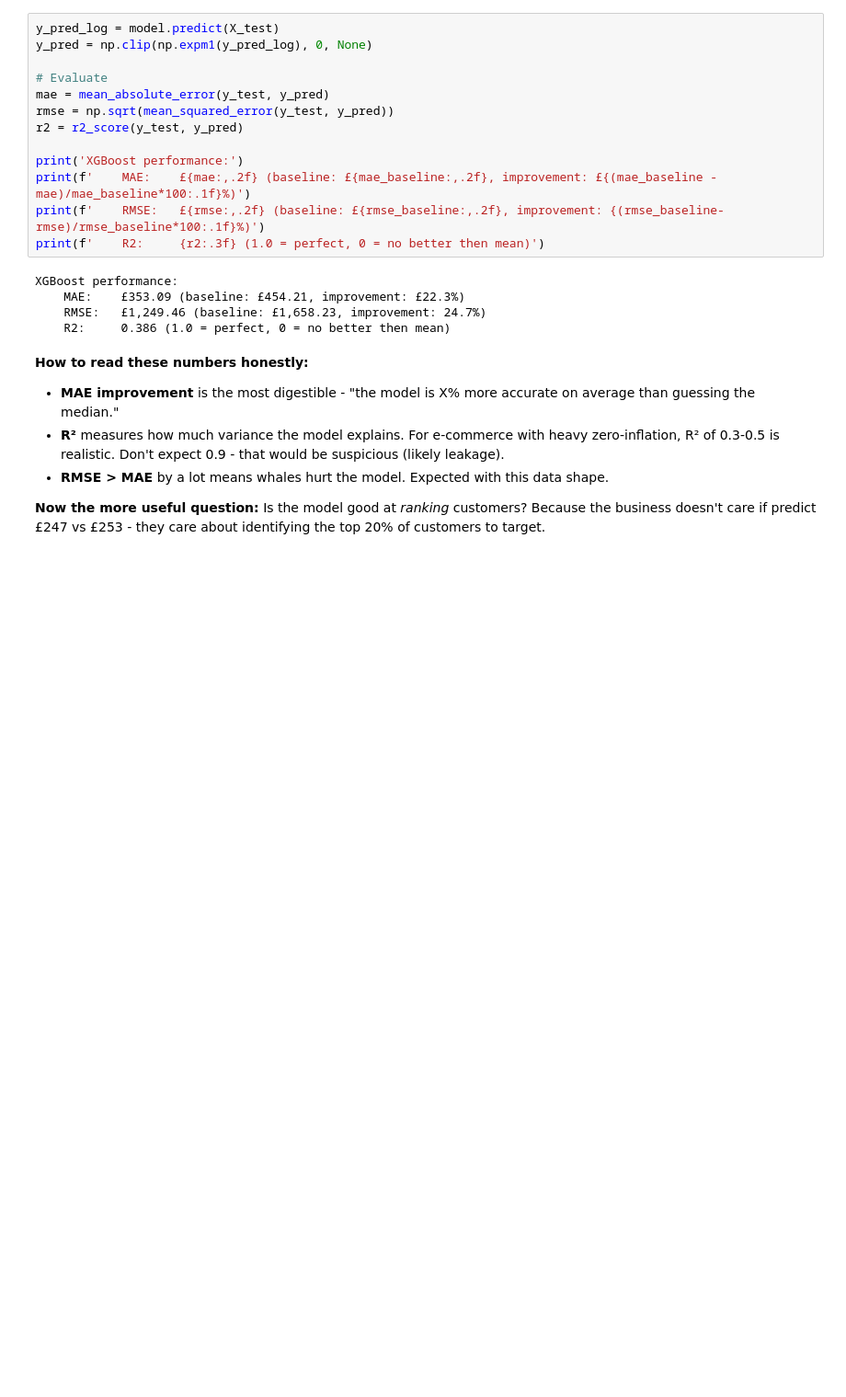
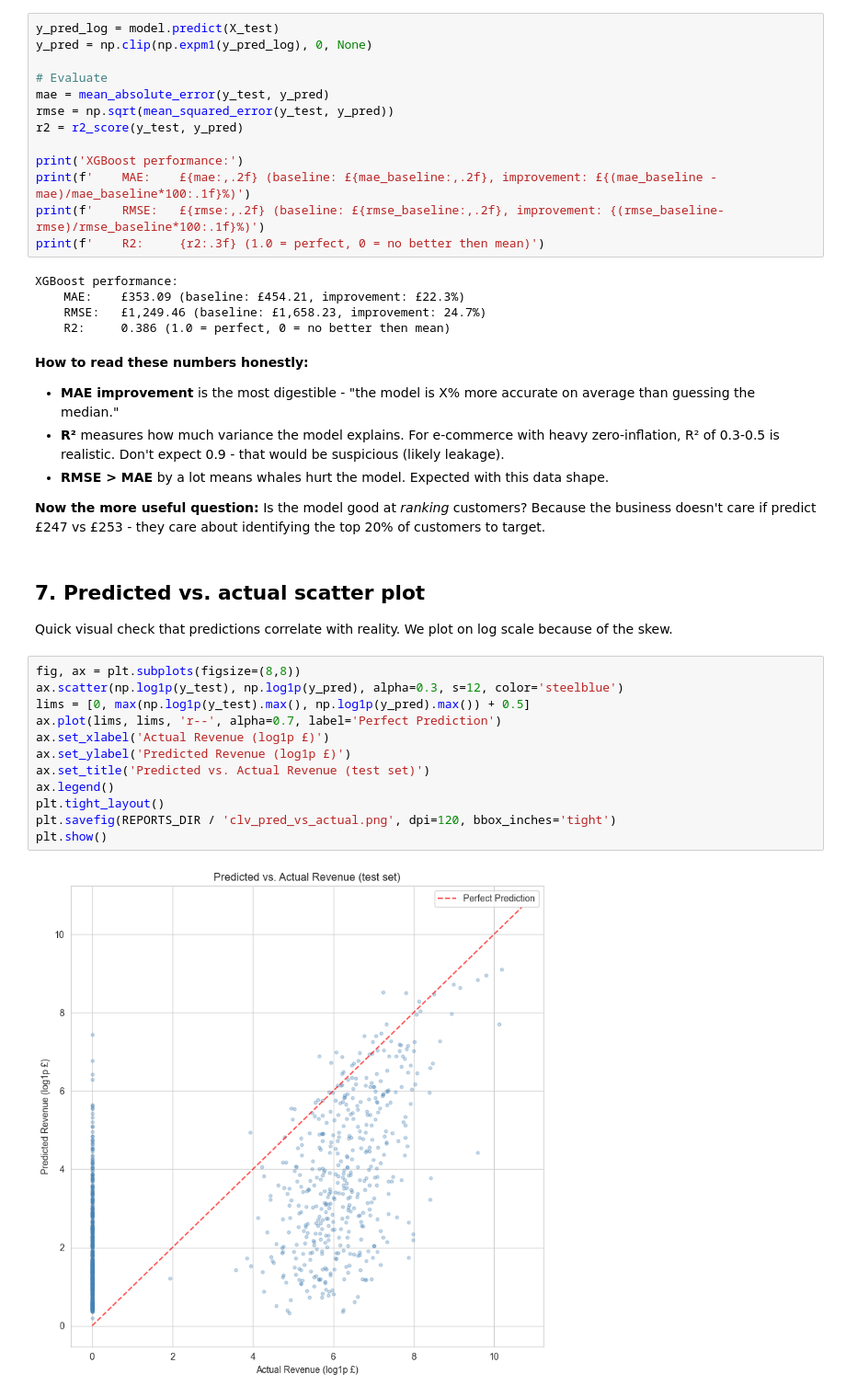
Before and after one commit to JomarHAN/ML-UCI-Online-Retail-II, a Jupyter notebook: notebooks/05_clv_prediction.ipynb, the cells around one changed output. Shown at 92% size. Saved outputs shown, nothing was run; the diff lists cells and outputs as text; blank space fills up the shorter version.

Commit message:
7. Predicted vs. Actual scatter plot

```diff
--- a/notebooks/05_clv_prediction.ipynb
+++ b/notebooks/05_clv_prediction.ipynb
@@ -257,3 +257,20 @@ XGBoost performance:
 - **RMSE > MAE** by a lot means whales hurt the model. Expected with this data shape.
 
 **Now the more useful question:** Is the model good at *ranking* customers? Because the business doesn't care if predict £247 vs £253 - they care about identifying the top 20% of customers to target.
+# %% [markdown]
+## 7. Predicted vs. actual scatter plot
+Quick visual check that predictions correlate with reality. We plot on log scale because of the skew.
+# %%
+fig, ax = plt.subplots(figsize=(8,8))
+ax.scatter(np.log1p(y_test), np.log1p(y_pred), alpha=0.3, s=12, color='steelblue')
+lims = [0, max(np.log1p(y_test).max(), np.log1p(y_pred).max()) + 0.5]
+ax.plot(lims, lims, 'r--', alpha=0.7, label='Perfect Prediction')
+ax.set_xlabel('Actual Revenue (log1p £)')
+ax.set_ylabel('Predicted Revenue (log1p £)')
+ax.set_title('Predicted vs. Actual Revenue (test set)')
+ax.legend()
+plt.tight_layout()
+plt.savefig(REPORTS_DIR / 'clv_pred_vs_actual.png', dpi=120, bbox_inches='tight')
+plt.show()
+# %% [output]
+[figure, added]
```
Also changed, not shown: parts of 1 cell of this notebook, 1 other file.
